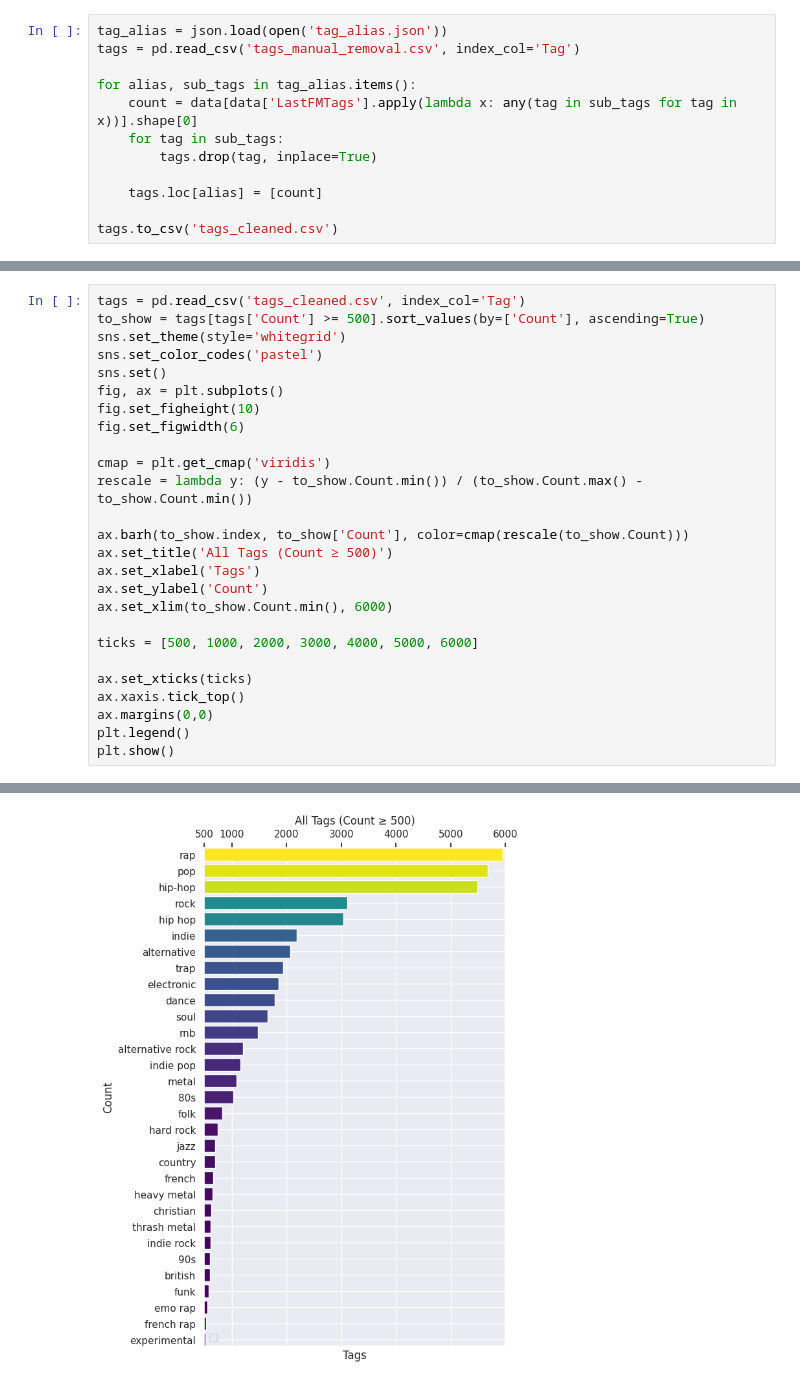
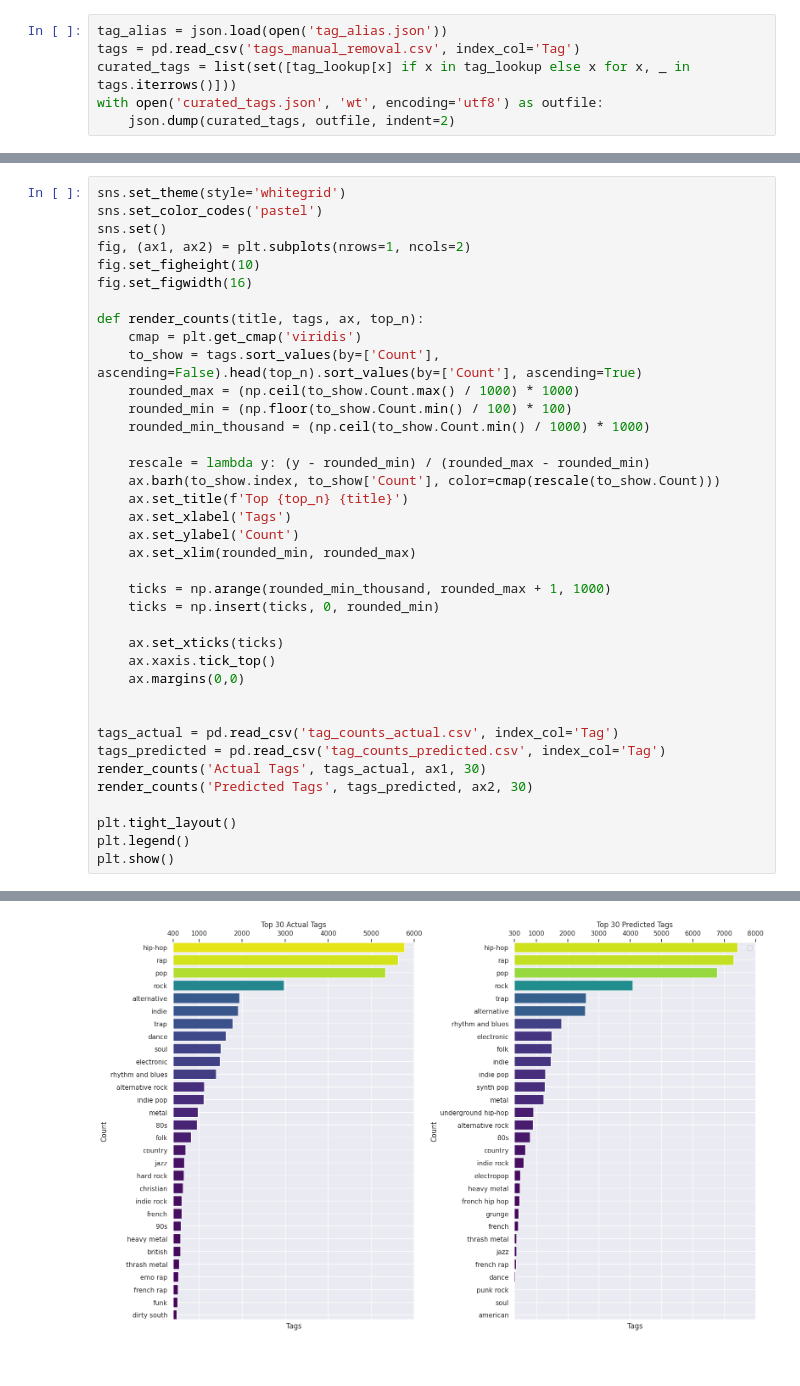
Before and after one commit to Aeolin/tag-me-up-last-fm, a Jupyter notebook: data_analysis.ipynb, the cells around one changed output, grey strips where cells are left out. Saved outputs shown, nothing was run; the diff lists cells and outputs as text.

```diff
--- a/data_analysis.ipynb
+++ b/data_analysis.ipynb
@@ -103,12 +95,6 @@ memory usage: 67.8+ KB
 # %%
 tag_alias = json.load(open('tag_alias.json'))
 tags = pd.read_csv('tags_manual_removal.csv', index_col='Tag')
-
-for alias, sub_tags in tag_alias.items():
-    count = data[data['LastFMTags'].apply(lambda x: any(tag in sub_tags for tag in x))].shape[0]
-    for tag in sub_tags:
-        tags.drop(tag, inplace=True)
-
-    tags.loc[alias] = [count]
-
-tags.to_csv('tags_cleaned.csv')
+curated_tags = list(set([tag_lookup[x] if x in tag_lookup else x for x, _ in tags.iterrows()]))
+with open('curated_tags.json', 'wt', encoding='utf8') as outfile:
+    json.dump(curated_tags, outfile, indent=2)
@@ -115,29 +136,41 @@ tags.to_csv('tags_cleaned.csv')
 # %%
-tags = pd.read_csv('tags_cleaned.csv', index_col='Tag')
-to_show = tags[tags['Count'] >= 500].sort_values(by=['Count'], ascending=True)
 sns.set_theme(style='whitegrid')
 sns.set_color_codes('pastel')
 sns.set()
-fig, ax = plt.subplots()
+fig, (ax1, ax2) = plt.subplots(nrows=1, ncols=2)
 fig.set_figheight(10)
-fig.set_figwidth(6)
+fig.set_figwidth(16)
 
-cmap = plt.get_cmap('viridis')
-rescale = lambda y: (y - to_show.Count.min()) / (to_show.Count.max() - to_show.Count.min())
+def render_counts(title, tags, ax, top_n):
+    cmap = plt.get_cmap('viridis')
+    to_show = tags.sort_values(by=['Count'], ascending=False).head(top_n).sort_values(by=['Count'], ascending=True)
+    rounded_max = (np.ceil(to_show.Count.max() / 1000) * 1000)
+    rounded_min = (np.floor(to_show.Count.min() / 100) * 100)
+    rounded_min_thousand = (np.ceil(to_show.Count.min() / 1000) * 1000)
 
-ax.barh(to_show.index, to_show['Count'], color=cmap(rescale(to_show.Count)))
-ax.set_title('All Tags (Count ≥ 500)')
-ax.set_xlabel('Tags')
-ax.set_ylabel('Count')
-ax.set_xlim(to_show.Count.min(), 6000)
+    rescale = lambda y: (y - rounded_min) / (rounded_max - rounded_min)
+    ax.barh(to_show.index, to_show['Count'], color=cmap(rescale(to_show.Count)))
+    ax.set_title(f'Top {top_n} {title}')
+    ax.set_xlabel('Tags')
+    ax.set_ylabel('Count')
+    ax.set_xlim(rounded_min, rounded_max)
 
-ticks = [500, 1000, 2000, 3000, 4000, 5000, 6000]
+    ticks = np.arange(rounded_min_thousand, rounded_max + 1, 1000)
+    ticks = np.insert(ticks, 0, rounded_min)
 
-ax.set_xticks(ticks)
-ax.xaxis.tick_top()
-ax.margins(0,0)
+    ax.set_xticks(ticks)
+    ax.xaxis.tick_top()
+    ax.margins(0,0)
+
+
+tags_actual = pd.read_csv('tag_counts_actual.csv', index_col='Tag')
+tags_predicted = pd.read_csv('tag_counts_predicted.csv', index_col='Tag')
+render_counts('Actual Tags', tags_actual, ax1, 30)
+render_counts('Predicted Tags', tags_predicted, ax2, 30)
+
+plt.tight_layout()
 plt.legend()
 plt.show()
 # %% [output]
 No artists with labels found to put in legend.  Note that artists whose label start with an underscore are ignored when legend() is called with no argument.
-[figure, old version]
+[figure, new version]
```
Also changed, not shown: parts of 6 cells of this notebook, 10 other files.
